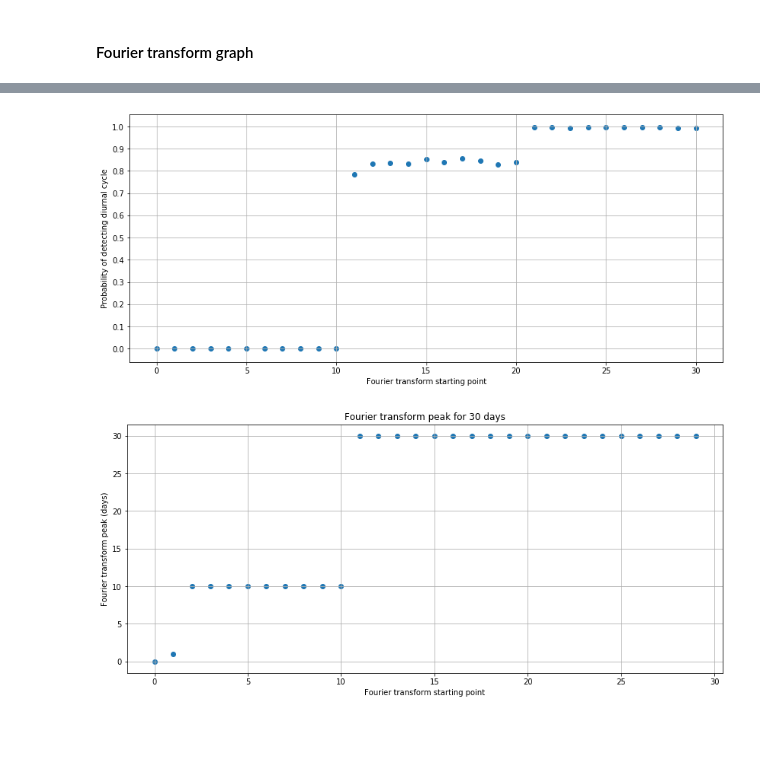
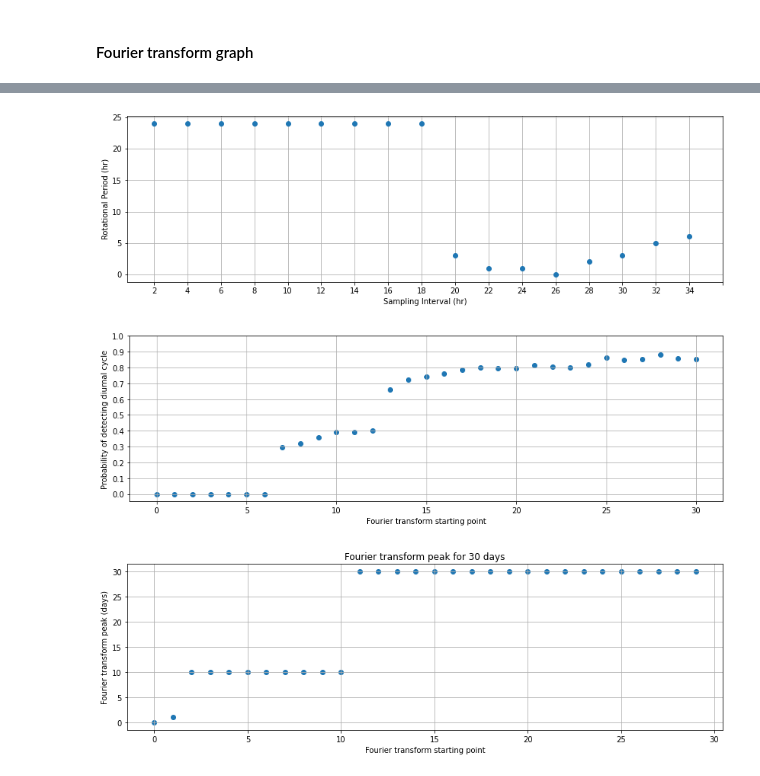
Before and after one commit to WeihongCen/Simulated-Earth-Spectral-Analysis, a Jupyter notebook: FUS_Analysis.ipynb, the cells around one changed output, grey strips where cells are left out. Drawn from its saved outputs; the diff is of its cells as text; code cells hidden in the pictures; blank space fills up the shorter version.

```diff
--- a/FUS_Analysis.ipynb
+++ b/FUS_Analysis.ipynb
@@ -185,5 +54,0 @@ plt.xticks(np.arange(0, 384, 60), ['01/01', '01/06', '01/11', '01/16', '01/21',
-# %%
-def appendAll(inputArray, inputList):
-    for t in range(len(inputList)):
-        inputArray.append(inputList.isel(time = t, ilev = 0).mean())
-    return inputArray
@@ -400,0 +88,5 @@ plt.xticks(np.arange(0, 2880, 360), ['jan', 'feb', 'mar', 'apr', 'may', 'jun', '
+# %%
+def appendAll(inputArray, inputList):
+    for t in range(len(inputList)):
+        inputArray.append(inputList.isel(time = t).mean())
+    return inputArray
@@ -507,3 +405,27 @@ ax1.set_xlabel('Estimated Rotational Period (hours)');
+# %%
+start = 11
+end = 2520
+dpInterval = 2
+peakArray = []
+dataset = e_annualArrayFUS
+
+for x in range(2, 36, 2):
+    samplingInterval = x #Sampling interval(hr)
+    fftInput = reset(dataset[:])
+    fftInput = scenario4(fftInput, samplingInterval/2)
+    powerSpectrum, frequency = findFourier(fftInput)
+    detrendSpectrum = detrend(powerSpectrum, 7)
+    detrendedData = abs(powerSpectrum)[start:end]-detrendSpectrum.real[start:end]
+    peakArray.append(int(detrendedData.tolist().index(max(detrendedData))/199*24))
+
+plt.figure(figsize=(14,4))
+plt.plot(peakArray, 'o')
+plt.ylabel('Rotational Period (hr)')
+plt.xlabel('Sampling Interval (hr)')
+plt.grid(True)
+plt.xticks(np.arange(0, 18, 1), np.arange(2, 36, 2));
+# %% [output]
+[figure, added]
 # %%
 def getPeak(fftInput, start, sampleRange, interval):
     errorArray = []
@@ -530,24 +452,24 @@ def getPeak(fftInput, start, sampleRange, interval):
 # %%
 correctArray = []
 
-samplingInterval = 18 #Sampling interval(hr)
+samplingInterval = 20 #Sampling interval(hr)
 sampleRange = 360
 
 for x in range(int(sampleRange/12)+1):
     #(graph, start, sampleRange, interval)
-    errorArray, correctDays = getPeak(annualArrayFUS, x, sampleRange, samplingInterval/2)
+    errorArray, correctDays = getPeak(e_annualArrayFUS, x, sampleRange, samplingInterval/2)
     correctChance = correctDays/1000
     correctArray.append(correctChance)
 
 
-plt.figure(figsize=(14,6))
+plt.figure(figsize=(14,4))
 plt.scatter(np.arange(0, int(sampleRange/12)+1, 1), correctArray)
 plt.grid(True)
 plt.ylabel('Probability of detecting diurnal cycle');
 plt.xlabel('Fourier transform starting point');
 plt.yticks(np.arange(0, 1.1, 0.1));
 # %% [output]
-[figure, old version]
+[figure, new version]
 # %%
 modeArray = []
 
@@ -555,14 +477,14 @@ samplingInterval = 18 #Sampling interval(hr)
 sampleRange = 360
 
 for x in range(30):
-    errorArray, correctDays = getPeak(annualArrayFUS, x, sampleRange, samplingInterval/2)
+    errorArray, correctDays = getPeak(e_annualArrayFUS, x, sampleRange, samplingInterval/2)
     modeArray.append(mode(errorArray))
 
-plt.figure(figsize=(14,6))
+plt.figure(figsize=(14,4))
 plt.scatter(np.arange(0, 30, 1), modeArray)
 plt.grid(True)
 plt.title('Fourier transform peak for 30 days');
 plt.ylabel('Fourier transform peak (days)');
 plt.xlabel('Fourier transform starting point');
 # %% [output]
-[figure, old version]
+[figure, new version]
```
Also changed, not shown: parts of 57 cells of this notebook.
